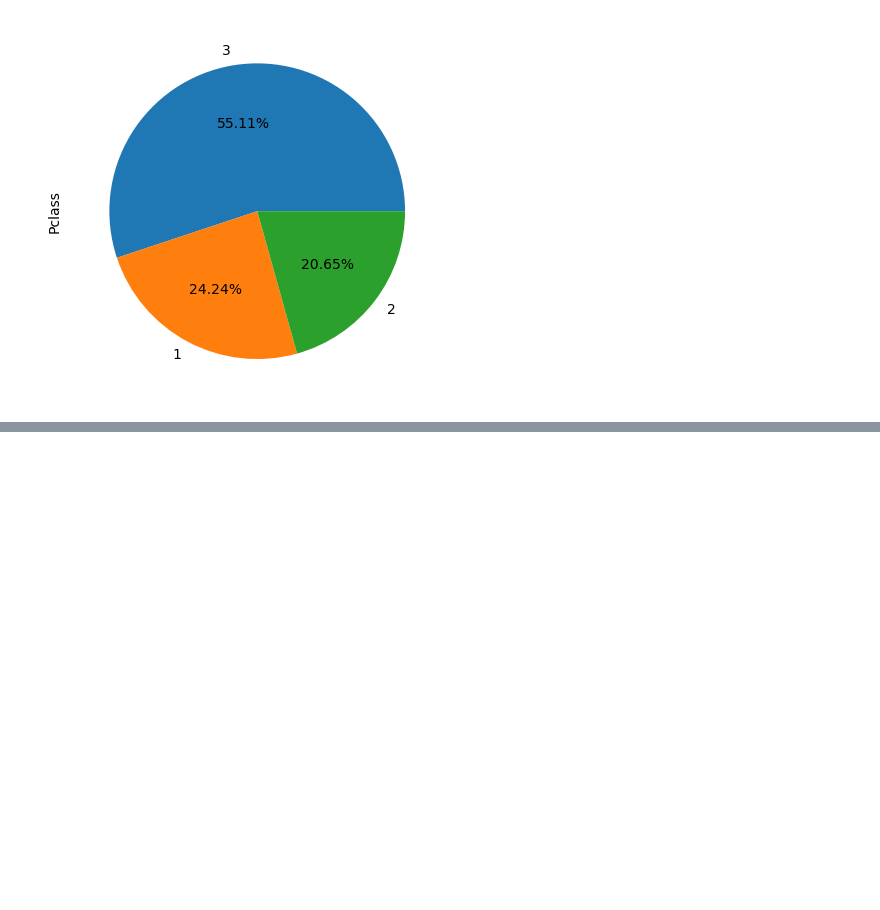
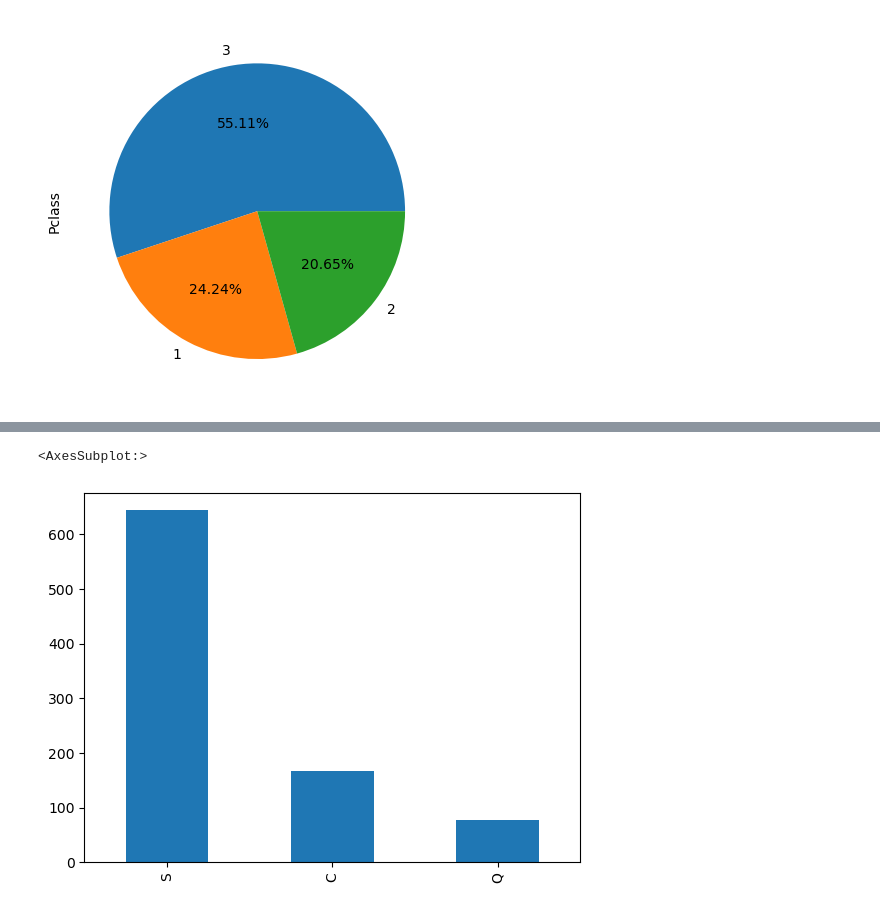
Before and after one commit to chwasiq0569/EDA-on-Titanic-Dataset, a Jupyter notebook: eda-on-titanic-dataset.ipynb, the cells around one changed output, grey strips where cells are left out. Cells and saved outputs as stored; diff of their text form; code cells hidden in the pictures; blank space fills up the shorter version.

Commit message:
Performed Univariate Analysis on Embarked Column

```diff
--- a/eda-on-titanic-dataset.ipynb
+++ b/eda-on-titanic-dataset.ipynb
@@ -274,0 +281,5 @@ traindf['Pclass'].value_counts().plot(kind='pie', autopct='%0.2f%%')
+# %%
+traindf['Embarked'].value_counts().plot(kind='bar')
+# %% [output]
+<AxesSubplot:>
+[figure, added]
```
Also changed, not shown: parts of 3 cells of this notebook.
